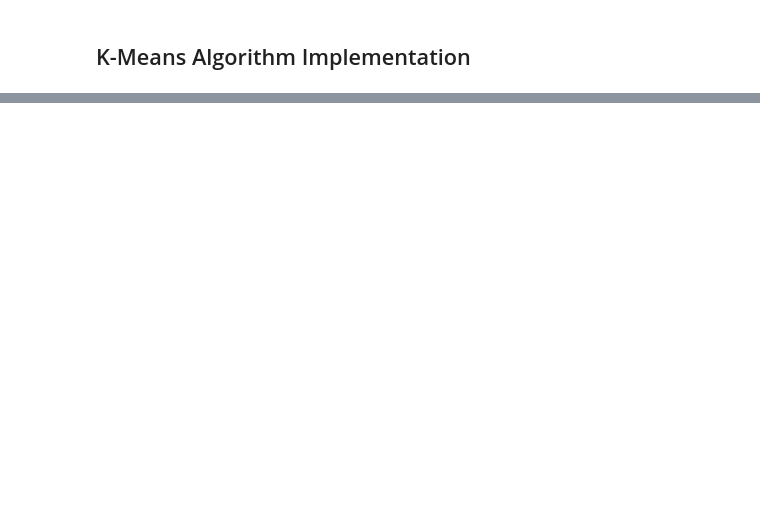
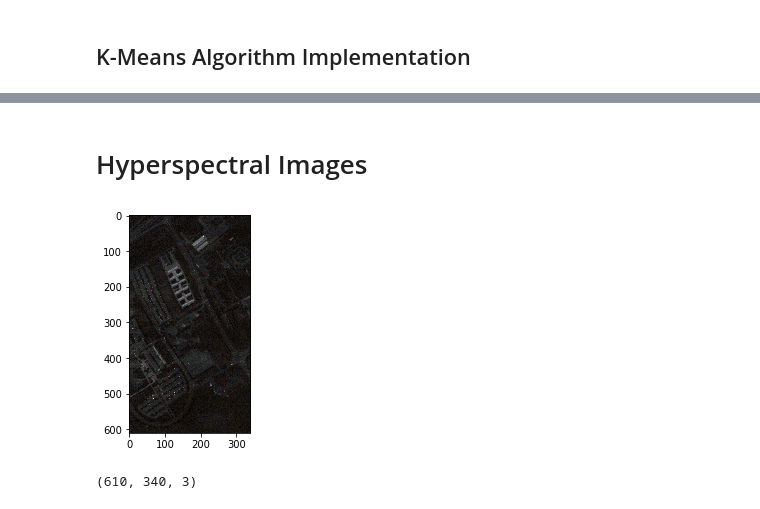
Before and after one commit to Eiris/MLProjectUF, a Jupyter notebook: Project 1/Project_1 - Data Cleaning for Kmeans.ipynb, the cells around one changed output, grey strips where cells are left out. Saved outputs shown, nothing was run; the diff lists cells and outputs as text; code cells hidden in the pictures; blank space fills up the shorter version.

Commit message:
Added Hyperspectral Image Masking

```diff
--- a/Project 1/Project_1 - Data Cleaning for Kmeans.ipynb
+++ b/Project 1/Project_1 - Data Cleaning for Kmeans.ipynb
@@ -163,3 +163,24 @@ Step 3 - Remove Small Connected Components - Time to do: 0.00s
 [figure]
 Step 4 - Smoothing Image - Time to do: 0.00s
 [figure]
+# %% [markdown]
+# Hyperspectral Images
+# %%
+import matplotlib.pyplot as plt
+import matplotlib.image as mpimg
+import numpy as np
+import scipy.io as sio
+import os
+
+
+# hsimg_load = sio.loadmat('SanBarHyperIm.mat')
+# hsimg_data = hsimg_load['SanBarIm88x400']
+hsimg_load = sio.loadmat('PaviaHyperIm.mat')
+hsimg_data = hsimg_load['PaviaHyperIm']
+himage_display = hsimg_data[:,:,0:3]
+plt.imshow(himage_display)
+plt.show()
+hsimg_data[:,:,0:3].shape
+# %% [output]
+[figure, added]
+(610, 340, 3)
```
Also changed, not shown: parts of 10 cells of this notebook.
